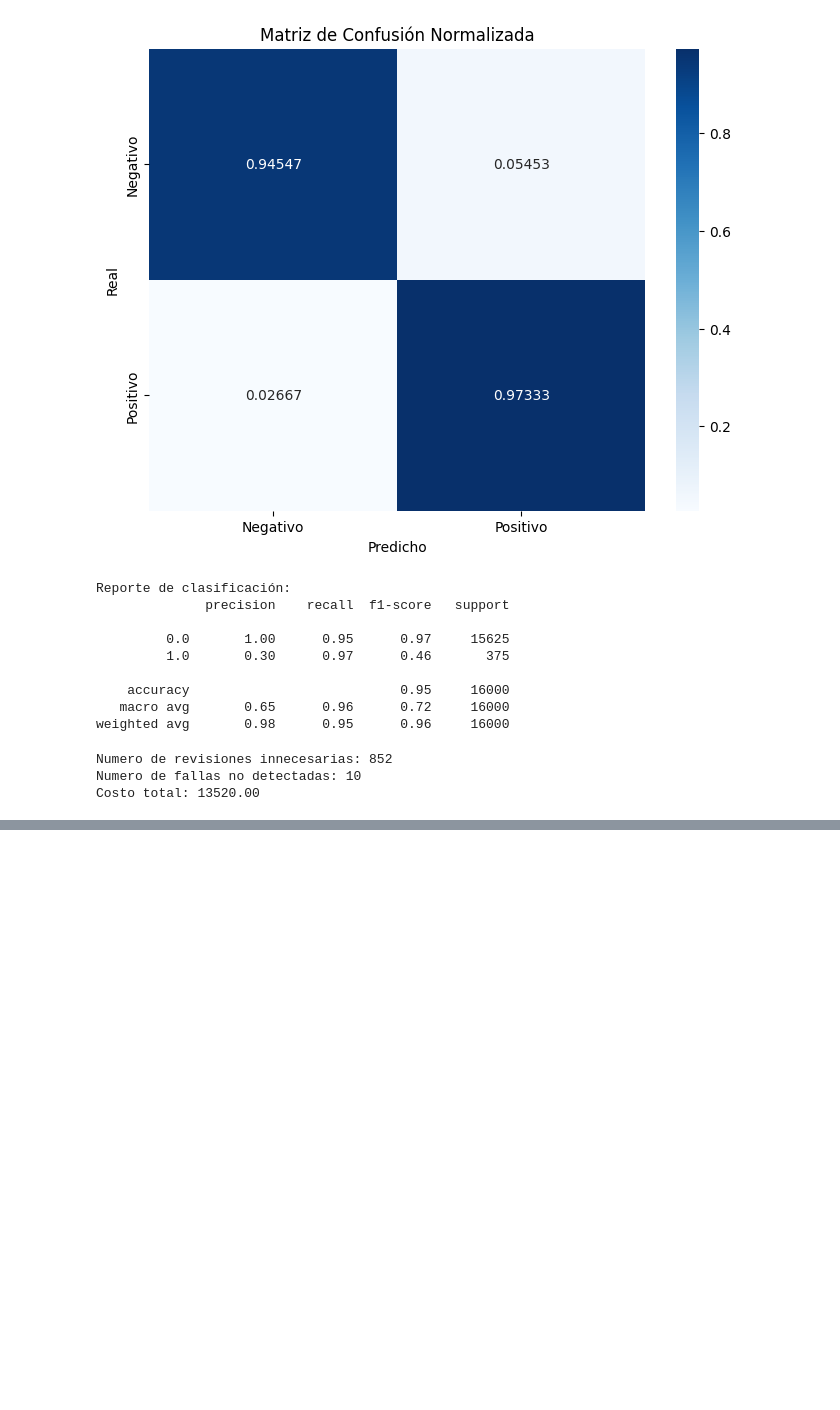
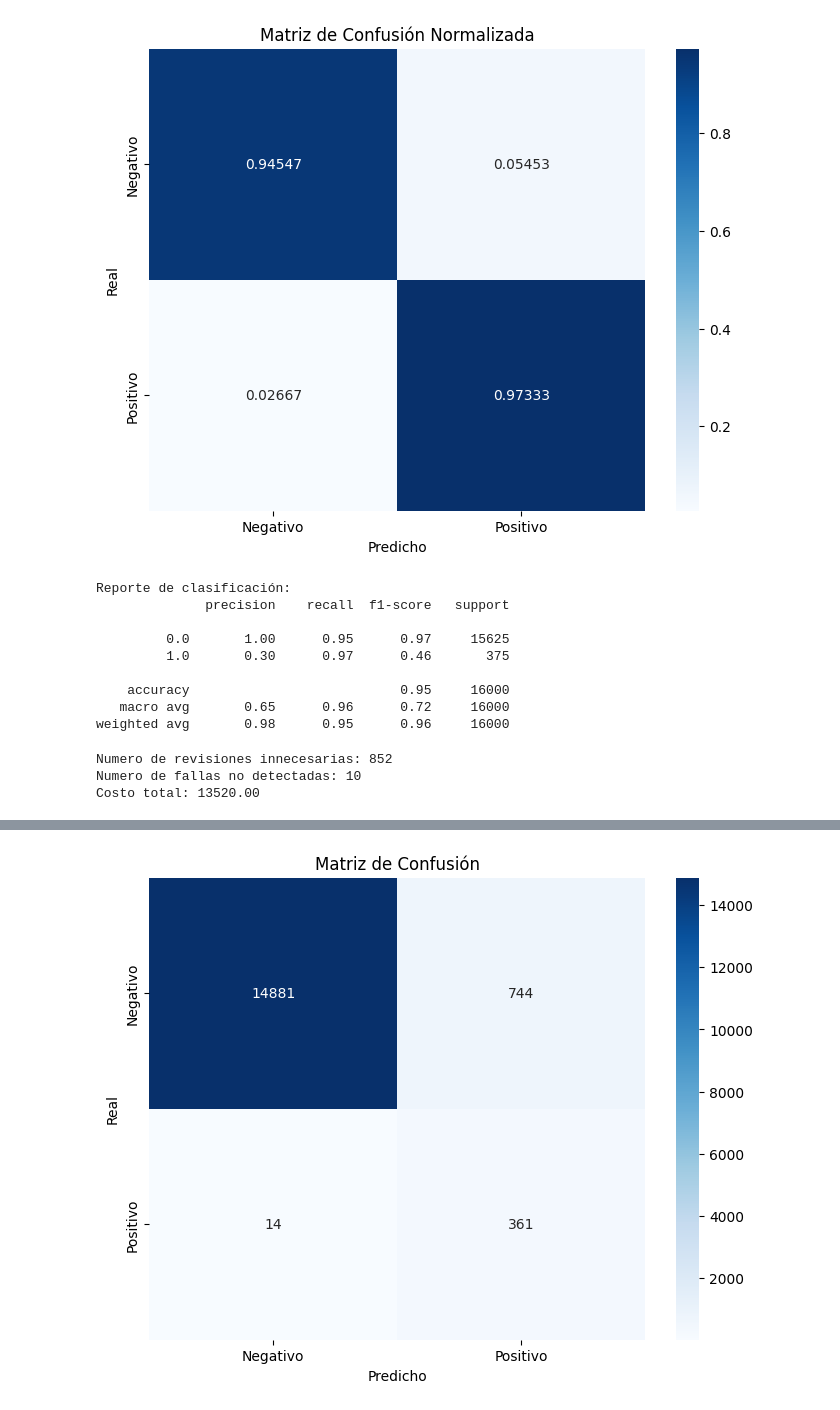
Before and after one commit to marcohinojosag/IA_MKTR, a Jupyter notebook: cod.ipynb, the cells around one changed output, grey strips where cells are left out. Cells and saved outputs as stored; diff of their text form; code cells hidden in the pictures; blank space fills up the shorter version.

```diff
--- a/cod.ipynb
+++ b/cod.ipynb
@@ -616,0 +641,13 @@ Costo total: 13520.00
+# %%
+# Convertir a tensores
+X_train_tensor = torch.tensor(X_train, dtype=torch.float32)
+y_train_tensor = torch.tensor(y_train, dtype=torch.float32).unsqueeze(1)
+X_test_tensor = torch.tensor(X_test, dtype=torch.float32)
+y_test_tensor = torch.tensor(y_test, dtype=torch.float32).unsqueeze(1)
+# %%
+# Crear DataLoaders
+train_dataset = TensorDataset(X_train_tensor, y_train_tensor)
+test_dataset = TensorDataset(X_test_tensor, y_test_tensor)
+
+train_loader = DataLoader(train_dataset, batch_size=batch_size, shuffle=True)
+test_loader = DataLoader(test_dataset, batch_size=batch_size, shuffle=False)
@@ -616,0 +676,5 @@ Costo total: 13520.00
+# %%
+# Crear modelo
+input_dim = X.shape[1]
+model = MLPClassifier(input_dim).to(device)
+print(model)
@@ -616,0 +738,25 @@ Costo total: 13520.00
+# %%
+model.eval()
+y_pred_list = []
+y_true_list = []
+
+with torch.no_grad():
+    for batch_x, batch_y in test_loader:
+        batch_x = batch_x.to(device)
+        outputs = model(batch_x)
+        preds = (outputs > 0.5).int().cpu().numpy()
+        y_pred_list.extend(preds)
+        y_true_list.extend(batch_y.cpu().numpy())
+# %%
+cm = confusion_matrix(y_true_list, y_pred_list)
+
+plt.figure(figsize=(8, 6))
+sns.heatmap(cm, annot=True, fmt='d', cmap='Blues',
+            xticklabels=['Negativo', 'Positivo'],
+            yticklabels=['Negativo', 'Positivo'])
+plt.xlabel('Predicho')
+plt.ylabel('Real')
+plt.title('Matriz de Confusión')
+plt.show()
+# %% [output]
+[figure, added]
```
Also changed, not shown: parts of 10 cells of this notebook.
